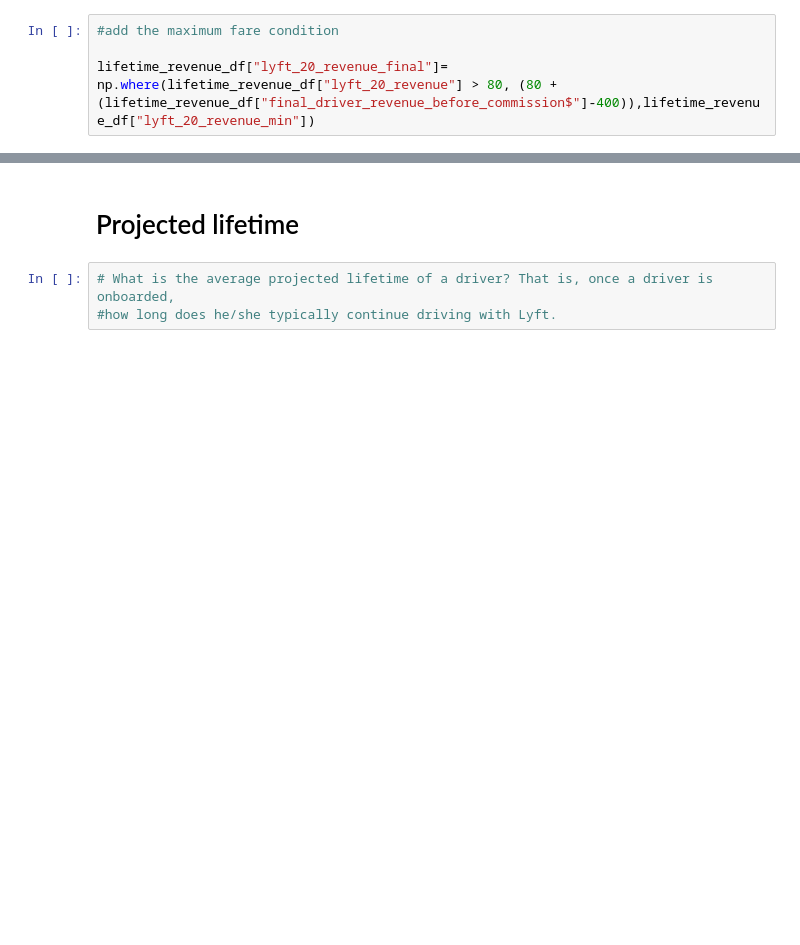
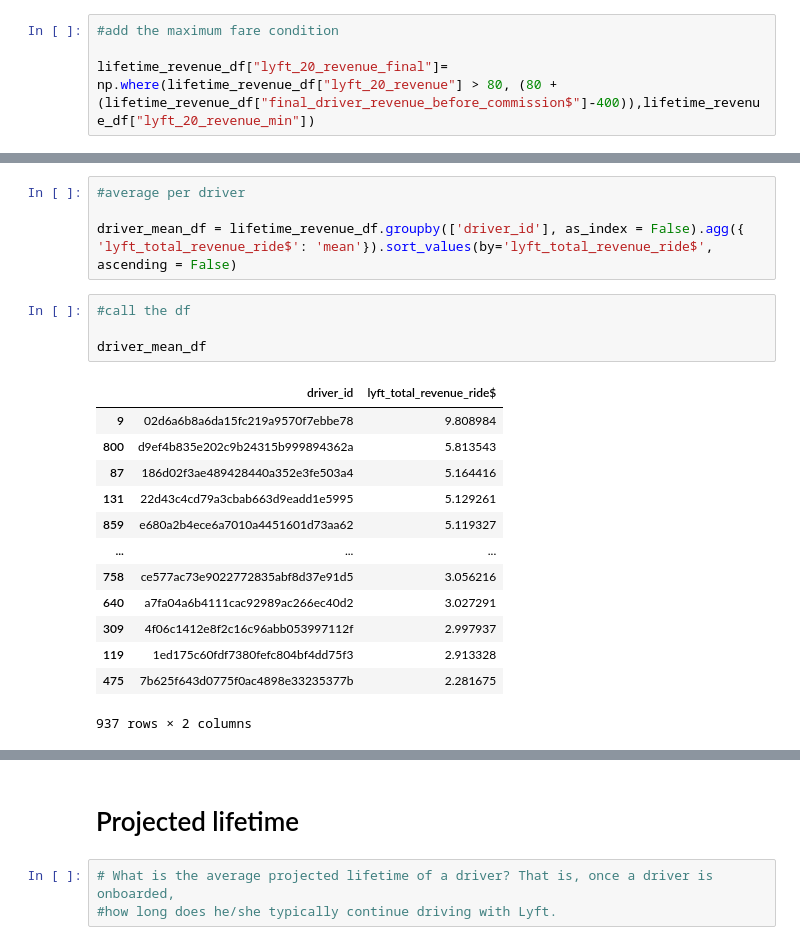
Before and after one commit to Brunadiasmiguel/challenge_drive, a Jupyter notebook: data_wrangling.ipynb, the cells around one changed output, grey strips where cells are left out. Saved outputs shown, nothing was run; the diff lists cells and outputs as text; blank space fills up the shorter version.

```diff
--- a/data_wrangling.ipynb
+++ b/data_wrangling.ipynb
@@ -1071,0 +672,22 @@ total_revenue_df["cost_waiting_time$"].value_counts()
+# %%
+#average per driver
+
+driver_mean_df = lifetime_revenue_df.groupby(['driver_id'], as_index = False).agg({ 'lyft_total_revenue_ride$': 'mean'}).sort_values(by='lyft_total_revenue_ride$', ascending = False)
+# %%
+#call the df
+
+driver_mean_df
+# %% [output]
+|  | driver_id | lyft_total_revenue_ride$ |
+| 9 | 02d6a6b8a6da15fc219a9570f7ebbe78 | 9.808984 |
+| 800 | d9ef4b835e202c9b24315b999894362a | 5.813543 |
+| 87 | 186d02f3ae489428440a352e3fe503a4 | 5.164416 |
+| 131 | 22d43c4cd79a3cbab663d9eadd1e5995 | 5.129261 |
+| 859 | e680a2b4ece6a7010a4451601d73aa62 | 5.119327 |
+| ... | ... | ... |
+| 758 | ce577ac73e9022772835abf8d37e91d5 | 3.056216 |
+| 640 | a7fa04a6b4111cac92989ac266ec40d2 | 3.027291 |
+| 309 | 4f06c1412e8f2c16c96abb053997112f | 2.997937 |
+| 119 | 1ed175c60fdf7380fefc804bf4dd75f3 | 2.913328 |
+| 475 | 7b625f643d0775f0ac4898e33235377b | 2.281675 |
+937 rows × 2 columns
```
Also changed, not shown: parts of 124 cells of this notebook.
